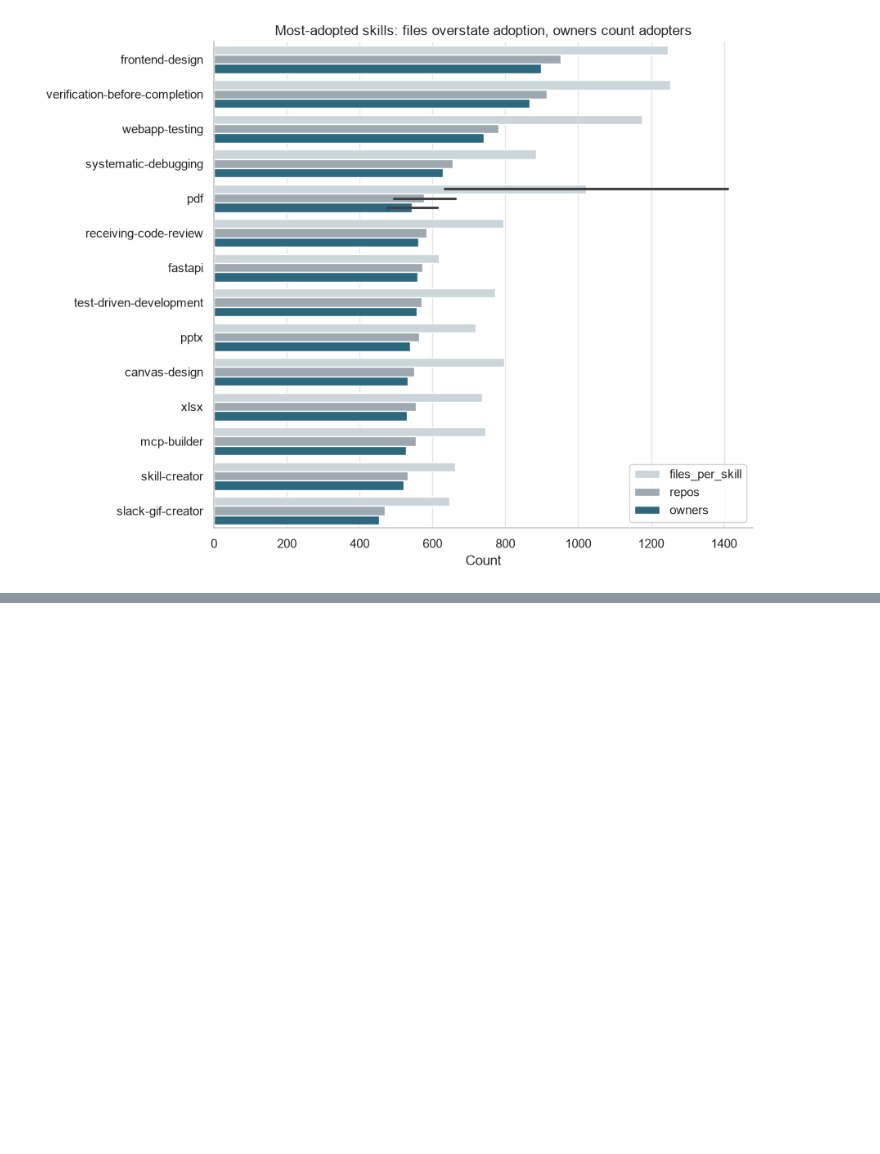
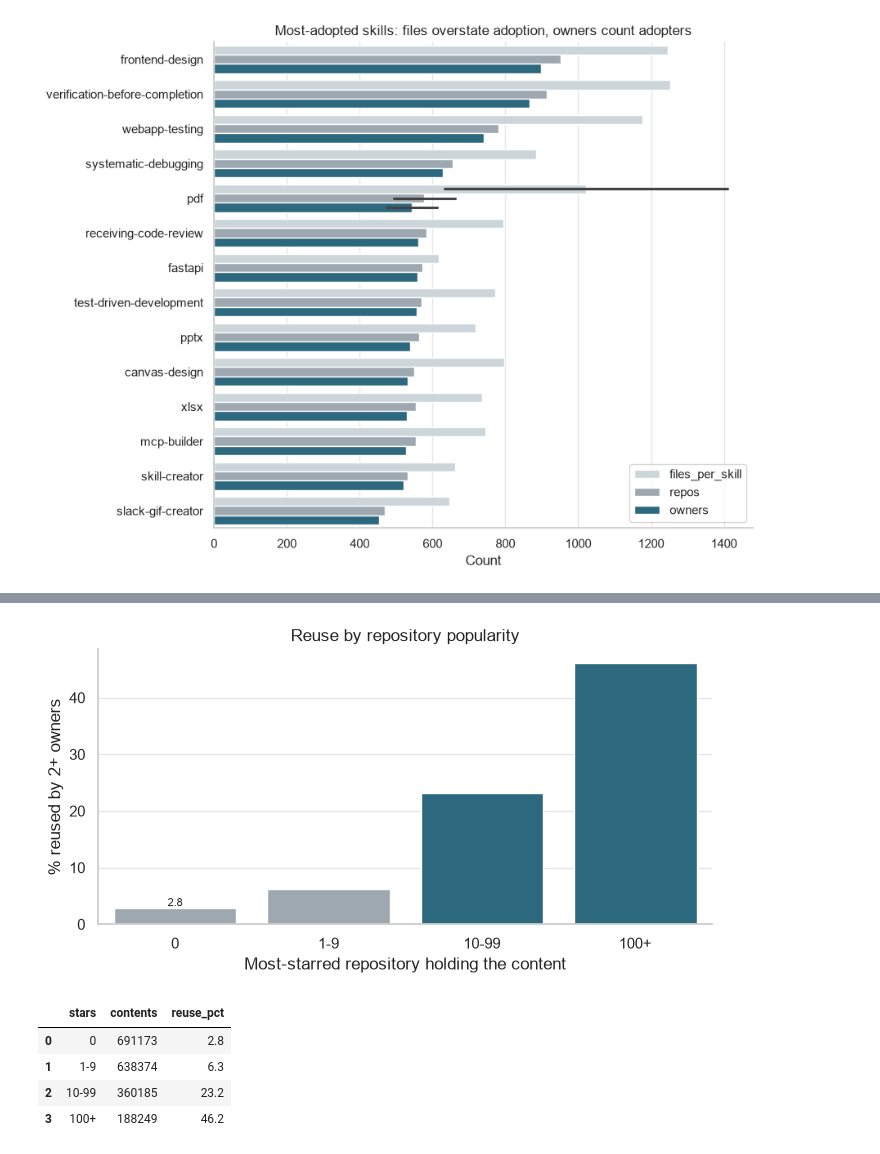
Before and after one commit to TJ690/SWE-Group-Project--Project-3, a Jupyter notebook: src/notebooks/EDA_copies.ipynb, the cells around one changed output, grey strips where cells are left out. Saved outputs shown, nothing was run; the diff lists cells and outputs as text; code cells hidden in the pictures; blank space fills up the shorter version.

```diff
--- a/src/notebooks/EDA_copies.ipynb
+++ b/src/notebooks/EDA_copies.ipynb
@@ -180,0 +349,34 @@ plt.tight_layout(); plt.show()
+# %%
+by_stars = con.execute(f"""
+WITH g AS (
+  SELECT COUNT(DISTINCT r.owner) AS owners,
+         MAX(coalesce(r.stars, 0)) AS max_stars
+  FROM read_parquet('{artifacts_path}') a
+  LEFT JOIN read_parquet('{repos_path}') r ON r.full_name = a.repo_full_name
+  GROUP BY a.file_sha
+)
+SELECT CASE WHEN max_stars <= 0 THEN '0' WHEN max_stars < 10 THEN '1-9'
+            WHEN max_stars < 100 THEN '10-99' ELSE '100+' END AS stars,
+       COUNT(*) AS contents,
+       ROUND(100.0 * AVG((owners > 1)::INT), 1) AS reuse_pct
+FROM g
+GROUP BY 1
+ORDER BY MIN(max_stars)
+""").df()
+fig, ax = plt.subplots(figsize=(7, 3.8))
+sns.barplot(data=by_stars, x="stars", y="reuse_pct", hue="stars",
+            palette=[GREY, GREY, ACCENT, ACCENT], legend=False, ax=ax,
+            order=list(by_stars.stars))
+ax.bar_label(ax.containers[0], fmt="%.1f", fontsize=8)
+ax.set_xlabel("Most-starred repository holding the content")
+ax.set_ylabel("% reused by 2+ owners")
+ax.set_title("Reuse by repository popularity")
+plt.tight_layout(); plt.show()
+by_stars
+# %% [output]
+[figure, added]
+|  | stars | contents | reuse_pct |
+| 0 | 0 | 691173 | 2.8 |
+| 1 | 1-9 | 638374 | 6.3 |
+| 2 | 10-99 | 360185 | 23.2 |
+| 3 | 100+ | 188249 | 46.2 |
```
Also changed, not shown: parts of 14 cells of this notebook, 5 other files.
